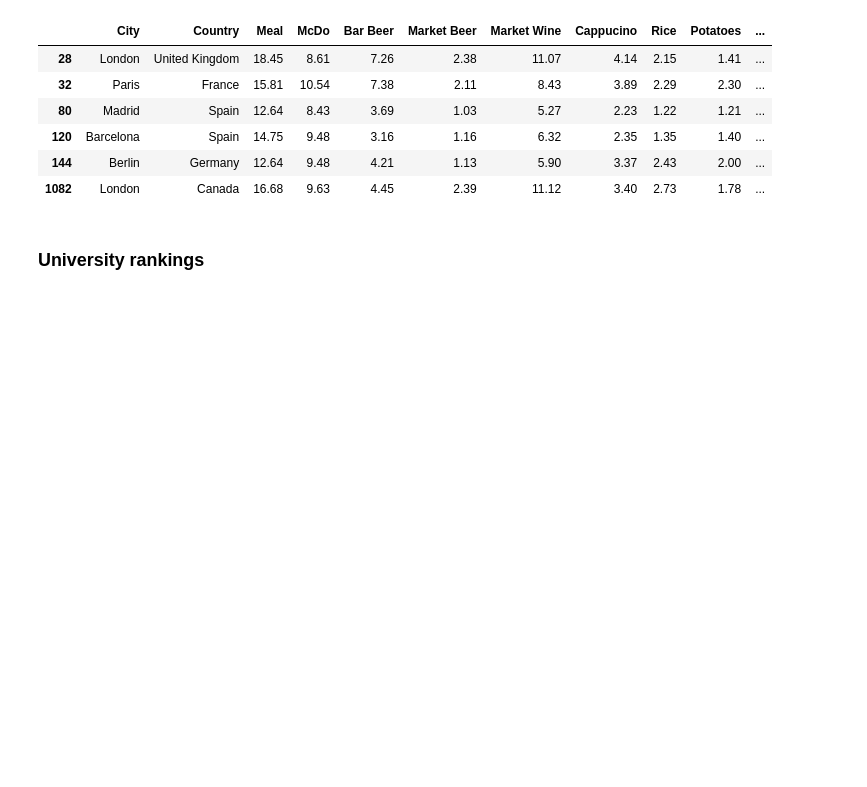
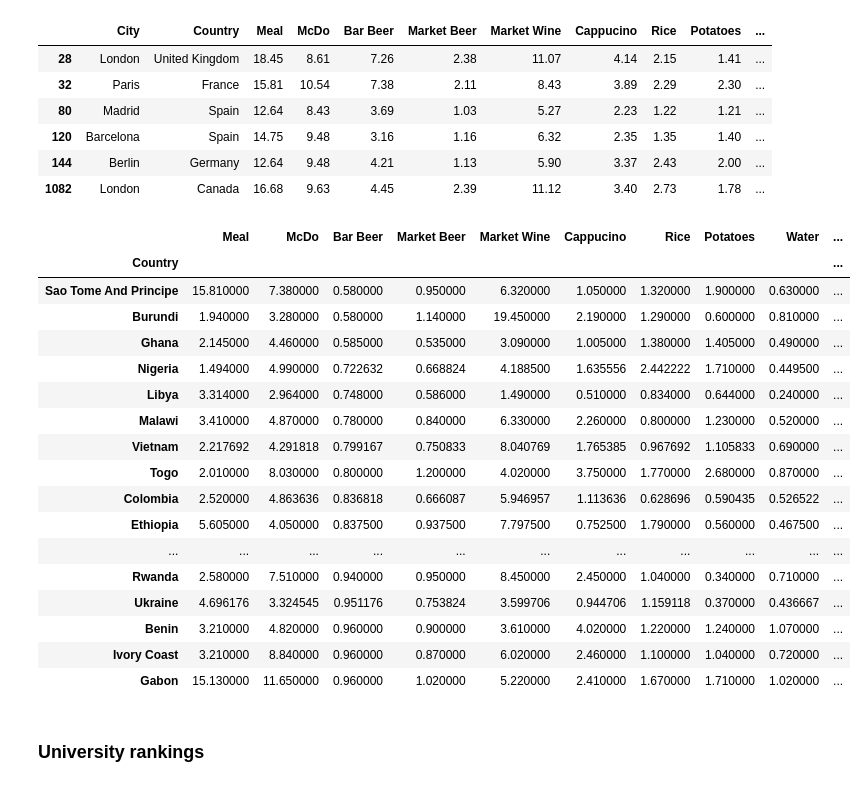
Before and after one commit to tatouti/DatabasePD, a Jupyter notebook: Erasmus_DataAnalysis.ipynb, the cells around one changed output. Saved outputs shown, nothing was run; the diff lists cells and outputs as text; code cells hidden in the pictures; blank space fills up the shorter version.

```diff
--- a/Erasmus_DataAnalysis.ipynb
+++ b/Erasmus_DataAnalysis.ipynb
@@ -423,6 +423,29 @@ cofRatio[cofRatio['City'].isin(tempCity)]
 | 120 | Barcelona | Spain | 14.75 | 9.48 | 3.16 | 1.16 | 6.32 | 2.35 | 1.35 | 1.40 | ... |
 | 144 | Berlin | Germany | 12.64 | 9.48 | 4.21 | 1.13 | 5.90 | 3.37 | 2.43 | 2.00 | ... |
 | 1082 | London | Canada | 16.68 | 9.63 | 4.45 | 2.39 | 11.12 | 3.40 | 2.73 | 1.78 | ... |
+# %%
+# Per country
+cofCountry = cof.groupby('Country').mean()
+cofCountry.sort_values(by='Bar Beer',ascending=True).head(20)
+# %% [output]
+|  | Meal | McDo | Bar Beer | Market Beer | Market Wine | Cappucino | Rice | Potatoes | Water | ... |
+| Country |  |  |  |  |  |  |  |  |  | ... |
+| Sao Tome And Principe | 15.810000 | 7.380000 | 0.580000 | 0.950000 | 6.320000 | 1.050000 | 1.320000 | 1.900000 | 0.630000 | ... |
+| Burundi | 1.940000 | 3.280000 | 0.580000 | 1.140000 | 19.450000 | 2.190000 | 1.290000 | 0.600000 | 0.810000 | ... |
+| Ghana | 2.145000 | 4.460000 | 0.585000 | 0.535000 | 3.090000 | 1.005000 | 1.380000 | 1.405000 | 0.490000 | ... |
+| Nigeria | 1.494000 | 4.990000 | 0.722632 | 0.668824 | 4.188500 | 1.635556 | 2.442222 | 1.710000 | 0.449500 | ... |
+| Libya | 3.314000 | 2.964000 | 0.748000 | 0.586000 | 1.490000 | 0.510000 | 0.834000 | 0.644000 | 0.240000 | ... |
+| Malawi | 3.410000 | 4.870000 | 0.780000 | 0.840000 | 6.330000 | 2.260000 | 0.800000 | 1.230000 | 0.520000 | ... |
+| Vietnam | 2.217692 | 4.291818 | 0.799167 | 0.750833 | 8.040769 | 1.765385 | 0.967692 | 1.105833 | 0.690000 | ... |
+| Togo | 2.010000 | 8.030000 | 0.800000 | 1.200000 | 4.020000 | 3.750000 | 1.770000 | 2.680000 | 0.870000 | ... |
+| Colombia | 2.520000 | 4.863636 | 0.836818 | 0.666087 | 5.946957 | 1.113636 | 0.628696 | 0.590435 | 0.526522 | ... |
+| Ethiopia | 5.605000 | 4.050000 | 0.837500 | 0.937500 | 7.797500 | 0.752500 | 1.790000 | 0.560000 | 0.467500 | ... |
+| ... | ... | ... | ... | ... | ... | ... | ... | ... | ... | ... |
+| Rwanda | 2.580000 | 7.510000 | 0.940000 | 0.950000 | 8.450000 | 2.450000 | 1.040000 | 0.340000 | 0.710000 | ... |
+| Ukraine | 4.696176 | 3.324545 | 0.951176 | 0.753824 | 3.599706 | 0.944706 | 1.159118 | 0.370000 | 0.436667 | ... |
+| Benin | 3.210000 | 4.820000 | 0.960000 | 0.900000 | 3.610000 | 4.020000 | 1.220000 | 1.240000 | 1.070000 | ... |
+| Ivory Coast | 3.210000 | 8.840000 | 0.960000 | 0.870000 | 6.020000 | 2.460000 | 1.100000 | 1.040000 | 0.720000 | ... |
+| Gabon | 15.130000 | 11.650000 | 0.960000 | 1.020000 | 5.220000 | 2.410000 | 1.670000 | 1.710000 | 1.020000 | ... |
 # %% [markdown]
 ### University rankings
 # %%
```
